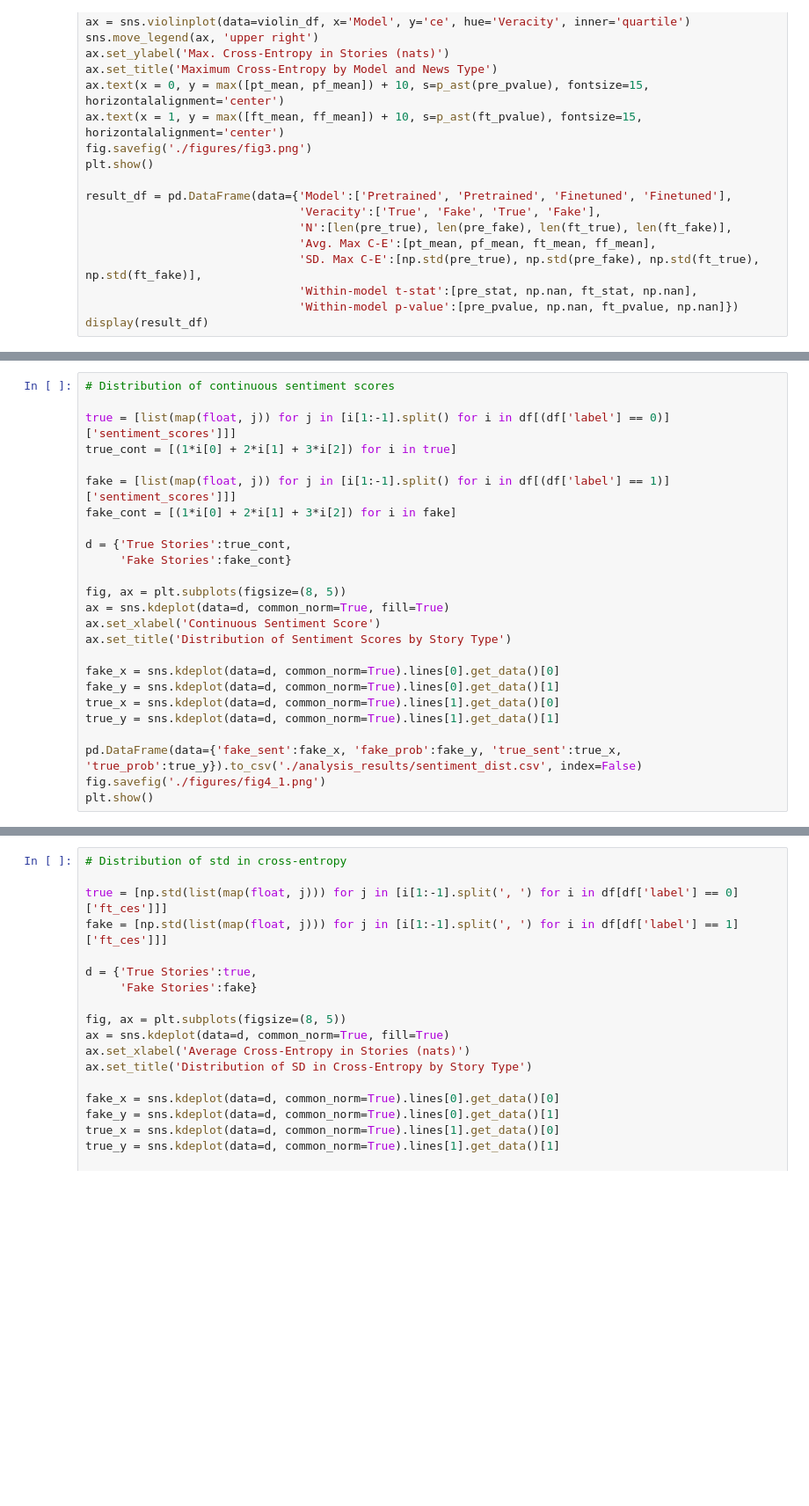
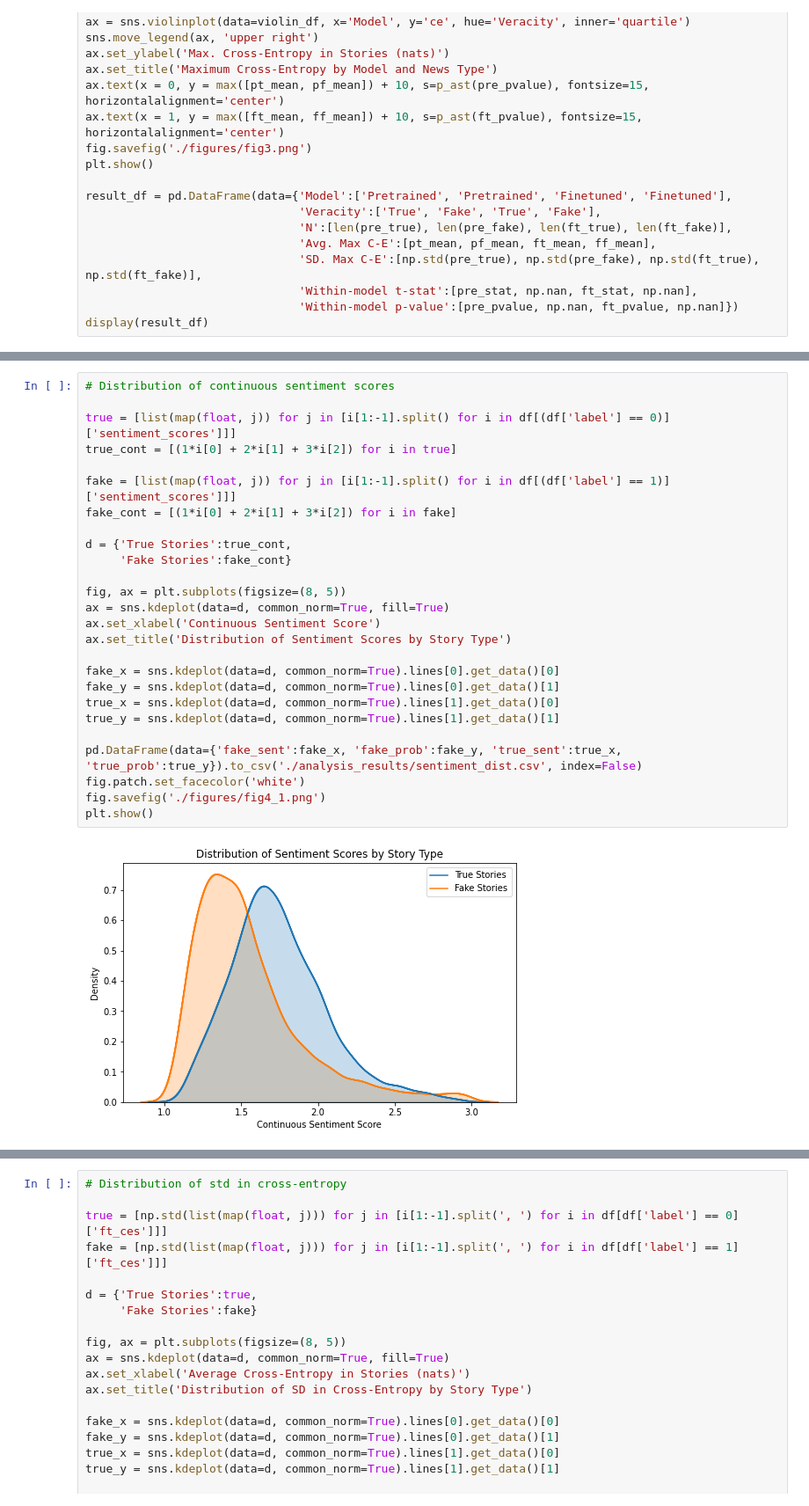
Before and after one commit to sjh2208/SeniorThesis, a Jupyter notebook: Analysis.ipynb, the cells around one changed output, grey strips where cells are left out. Shown at 88% size. Saved outputs shown, nothing was run; the diff lists cells and outputs as text; blank space fills up the shorter version.

```diff
--- a/Analysis.ipynb
+++ b/Analysis.ipynb
@@ -258,28 +274,31 @@ display(result_df)
 # %%
 # Distribution of continuous sentiment scores
 
 true = [list(map(float, j)) for j in [i[1:-1].split() for i in df[(df['label'] == 0)]['sentiment_scores']]]
 true_cont = [(1*i[0] + 2*i[1] + 3*i[2]) for i in true]
 
 fake = [list(map(float, j)) for j in [i[1:-1].split() for i in df[(df['label'] == 1)]['sentiment_scores']]]
 fake_cont = [(1*i[0] + 2*i[1] + 3*i[2]) for i in fake]
 
 d = {'True Stories':true_cont,
      'Fake Stories':fake_cont}
 
 fig, ax = plt.subplots(figsize=(8, 5))
 ax = sns.kdeplot(data=d, common_norm=True, fill=True)
 ax.set_xlabel('Continuous Sentiment Score')
 ax.set_title('Distribution of Sentiment Scores by Story Type')
 
 fake_x = sns.kdeplot(data=d, common_norm=True).lines[0].get_data()[0]
 fake_y = sns.kdeplot(data=d, common_norm=True).lines[0].get_data()[1]
 true_x = sns.kdeplot(data=d, common_norm=True).lines[1].get_data()[0]
 true_y = sns.kdeplot(data=d, common_norm=True).lines[1].get_data()[1]
 
 pd.DataFrame(data={'fake_sent':fake_x, 'fake_prob':fake_y, 'true_sent':true_x, 'true_prob':true_y}).to_csv('./analysis_results/sentiment_dist.csv', index=False)
+fig.patch.set_facecolor('white')
 fig.savefig('./figures/fig4_1.png')
 plt.show()
+# %% [output]
+[figure, added]
 # %%
 # Distribution of average cross-entropy
 
```
Also changed, not shown: parts of 7 cells of this notebook, 6 other files.
